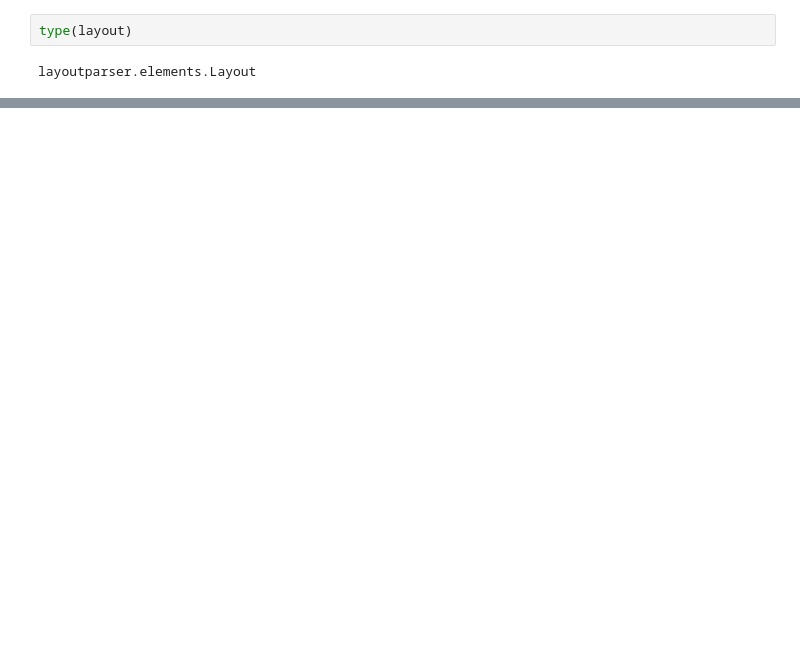
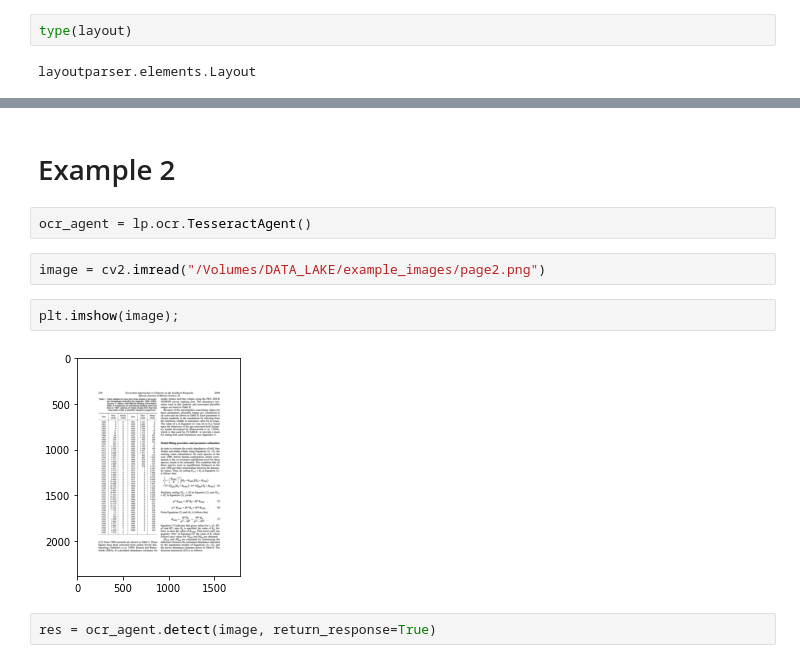
Before and after one commit to brenfrrs/pdf_table_parsing, a Jupyter notebook: layout-parser.ipynb, the cells around one changed output, grey strips where cells are left out. Cells and saved outputs as stored; diff of their text form; blank space fills up the shorter version.

```diff
--- a/layout-parser.ipynb
+++ b/layout-parser.ipynb
@@ -71,0 +146,12 @@ layoutparser.elements.Layout
+# %% [markdown]
+# Example 2
+# %%
+ocr_agent = lp.ocr.TesseractAgent()
+# %%
+image = cv2.imread("/Volumes/DATA_LAKE/example_images/page2.png")
+# %%
+plt.imshow(image);
+# %% [output]
+[figure, added]
+# %%
+res = ocr_agent.detect(image, return_response=True)
```
Also changed, not shown: parts of 31 cells of this notebook.
